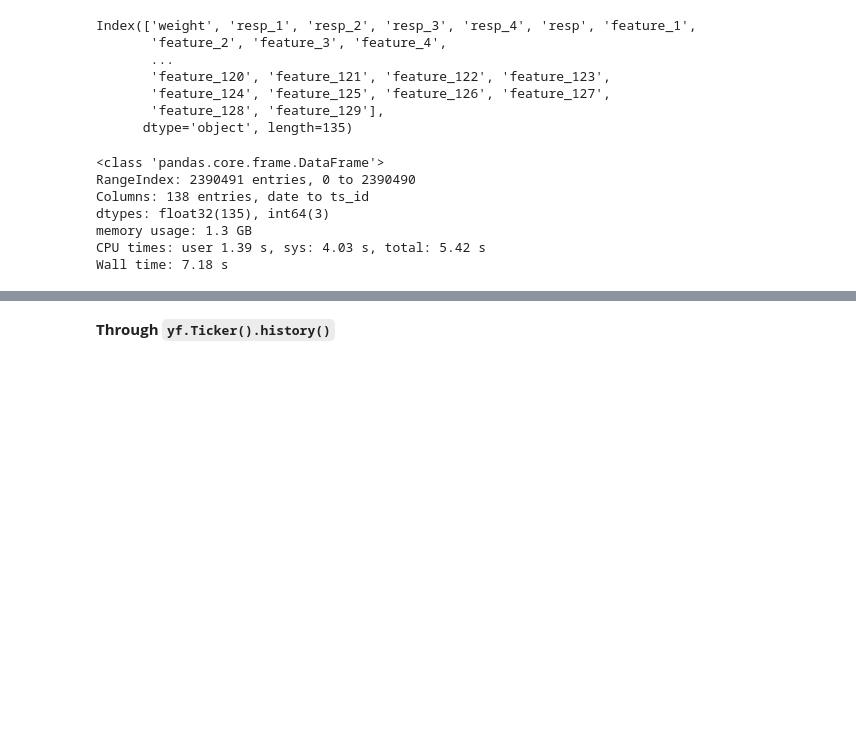
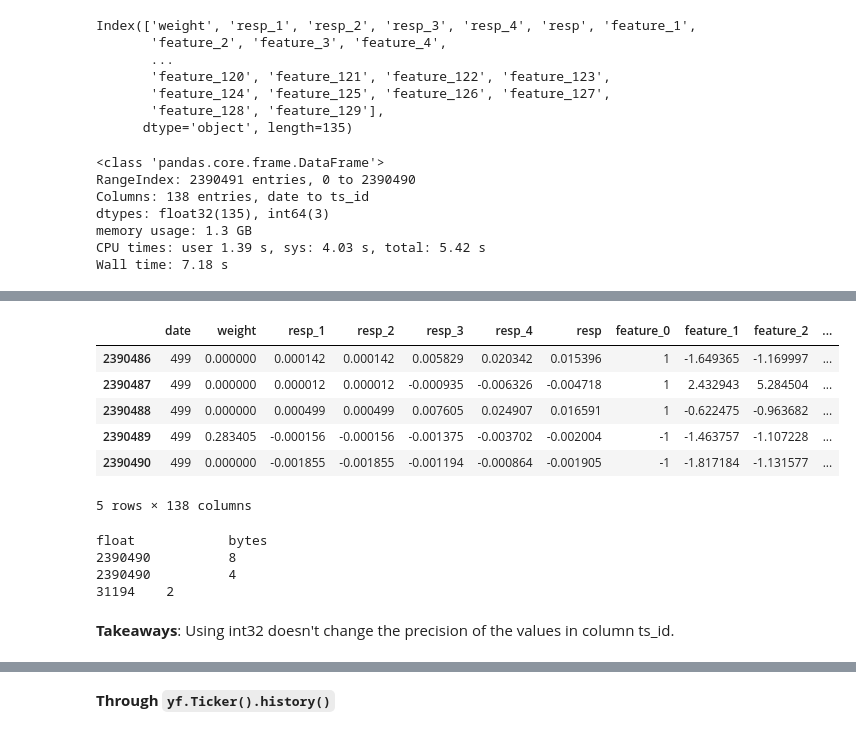
Before and after one commit to Yongliang-Shi/market-prediction, a Jupyter notebook: acquire.ipynb, the cells around one changed output, grey strips where cells are left out. Cells and saved outputs as stored; diff of their text form; code cells hidden in the pictures; blank space fills up the shorter version.

```diff
--- a/acquire.ipynb
+++ b/acquire.ipynb
@@ -92,8 +92,8 @@ Wall time: 1min
 %%time
 
 # Create an iterator containing the names of the float64 columns
-cols64 = df_train.select_dtypes(include='float64').columns
-cols64
+colsf64 = df_train.select_dtypes(include='float64').columns
+colsf64
 # %% [output]
 CPU times: user 1.34 s, sys: 4.43 s, total: 5.77 s
 Wall time: 10.5 s
@@ -105,13 +105,13 @@ Index(['weight', 'resp_1', 'resp_2', 'resp_3', 'resp_4', 'resp', 'feature_1',
        'feature_128', 'feature_129'],
       dtype='object', length=135)
 # %%
-# Create the dictionary of the dtypes
-mapper = {col: np.float32 for col in cols64}
+# Create the dictionary of the data types
+mapperf32 = {col: np.float32 for col in colsf64}
 # %%
 %%time
 
 # Cast the float64 columns to float32
-df_train = df_train.astype(mapper)
+df_train = df_train.astype(mapperf32)
 
 # Print the memory usage
 df_train.info()
@@ -125,0 +136,25 @@ Wall time: 7.18 s
+# %%
+# Print the last 5 rows of the train dataset
+df_train.tail(5)
+# %% [output]
+|  | date | weight | resp_1 | resp_2 | resp_3 | resp_4 | resp | feature_0 | feature_1 | feature_2 | ... |
+| 2390486 | 499 | 0.000000 | 0.000142 | 0.000142 | 0.005829 | 0.020342 | 0.015396 | 1 | -1.649365 | -1.169997 | ... |
+| 2390487 | 499 | 0.000000 | 0.000012 | 0.000012 | -0.000935 | -0.006326 | -0.004718 | 1 | 2.432943 | 5.284504 | ... |
+| 2390488 | 499 | 0.000000 | 0.000499 | 0.000499 | 0.007605 | 0.024907 | 0.016591 | 1 | -0.622475 | -0.963682 | ... |
+| 2390489 | 499 | 0.283405 | -0.000156 | -0.000156 | -0.001375 | -0.003702 | -0.002004 | -1 | -1.463757 | -1.107228 | ... |
+| 2390490 | 499 | 0.000000 | -0.001855 | -0.001855 | -0.001194 | -0.000864 | -0.001905 | -1 | -1.817184 | -1.131577 | ... |
+5 rows × 138 columns
+# %%
+# Does using int32 change the precision of ts_id?
+
+print('float\t\t bytes')
+print(np.int64(2390490), '\t', np.int64(2390490).nbytes)
+print(np.int32(2390490), '\t', np.int32(2390490).nbytes)
+print(np.int16(2390490), '\t', np.int16(2390490).nbytes)
+# %% [output]
+float            bytes
+2390490          8
+2390490          4
+31194    2
+# %% [markdown]
+**Takeaways**: Using int32 doesn't change the precision of the values in column ts_id.
```
Also changed, not shown: parts of 5 cells of this notebook.
